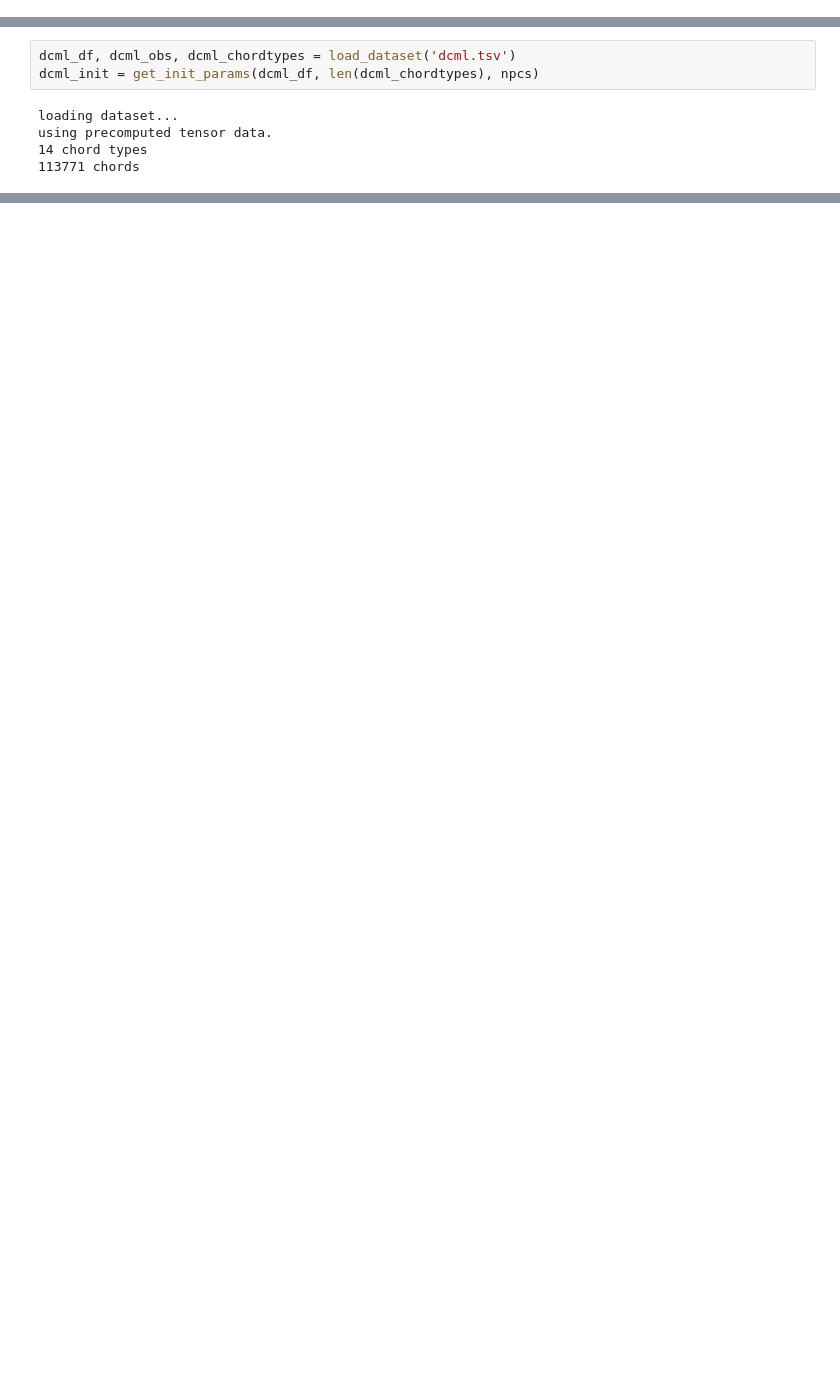
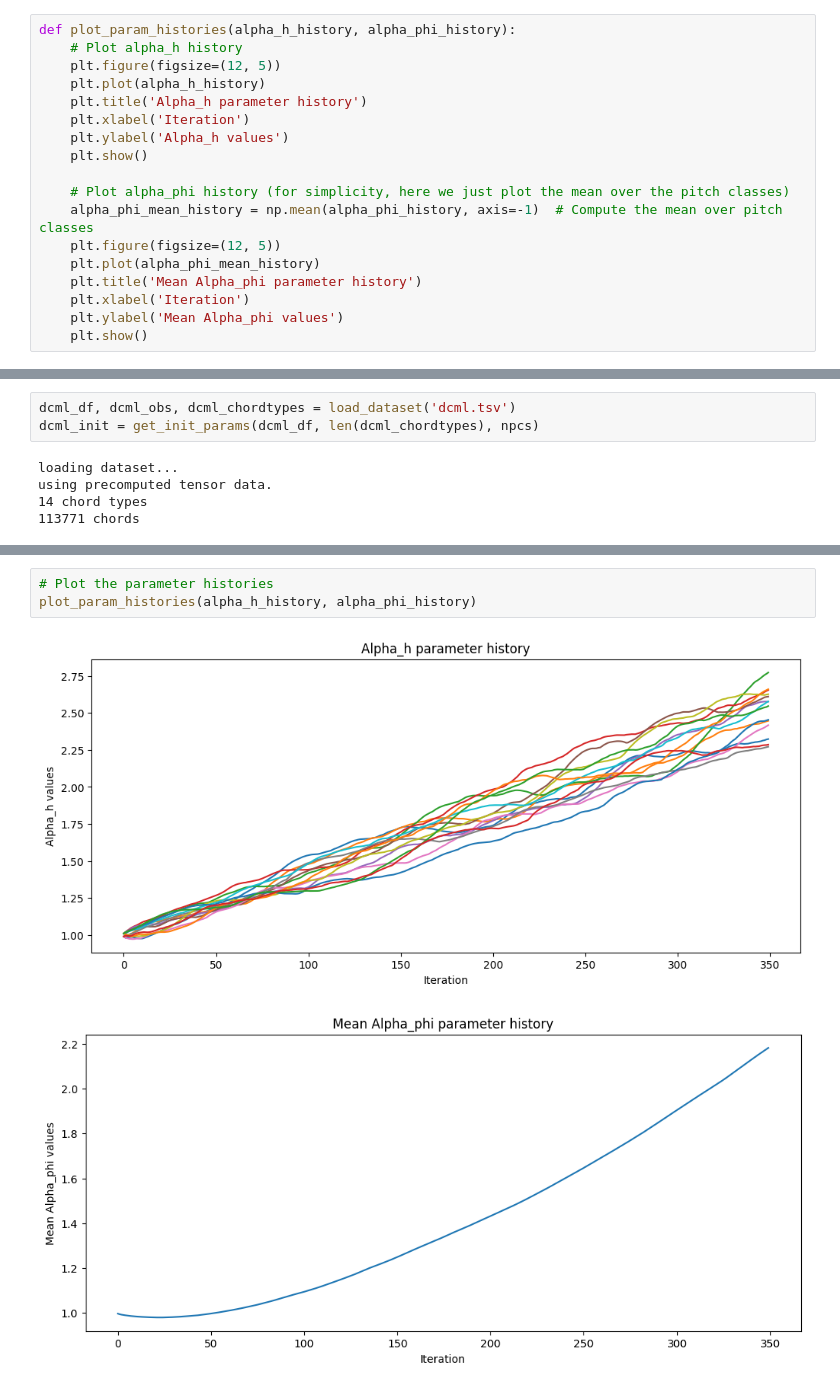
Before and after one commit to Urukat/Master-Thesis-AI, a Jupyter notebook: simplified_amortization.ipynb, the cells around one changed output, grey strips where cells are left out. Saved outputs shown, nothing was run; the diff lists cells and outputs as text; blank space fills up the shorter version.

```diff
--- a/simplified_amortization.ipynb
+++ b/simplified_amortization.ipynb
@@ -296,0 +300,18 @@ def infer_amortized_posteriors(npcs, nharmonies, data, nsteps=5000, lr=0.01, plo
+# %%
+def plot_param_histories(alpha_h_history, alpha_phi_history):
+    # Plot alpha_h history
+    plt.figure(figsize=(12, 5))
+    plt.plot(alpha_h_history)
+    plt.title('Alpha_h parameter history')
+    plt.xlabel('Iteration')
+    plt.ylabel('Alpha_h values')
+    plt.show()
+
+    # Plot alpha_phi history (for simplicity, here we just plot the mean over the pitch classes)
+    alpha_phi_mean_history = np.mean(alpha_phi_history, axis=-1)  # Compute the mean over pitch classes
+    plt.figure(figsize=(12, 5))
+    plt.plot(alpha_phi_mean_history)
+    plt.title('Mean Alpha_phi parameter history')
+    plt.xlabel('Iteration')
+    plt.ylabel('Mean Alpha_phi values')
+    plt.show()
@@ -312,0 +370,6 @@ ValueError: ignored
+# %%
+# Plot the parameter histories
+plot_param_histories(alpha_h_history, alpha_phi_history)
+# %% [output]
+[figure, added]
+[figure, added]
```
Also changed, not shown: parts of 14 cells of this notebook.
